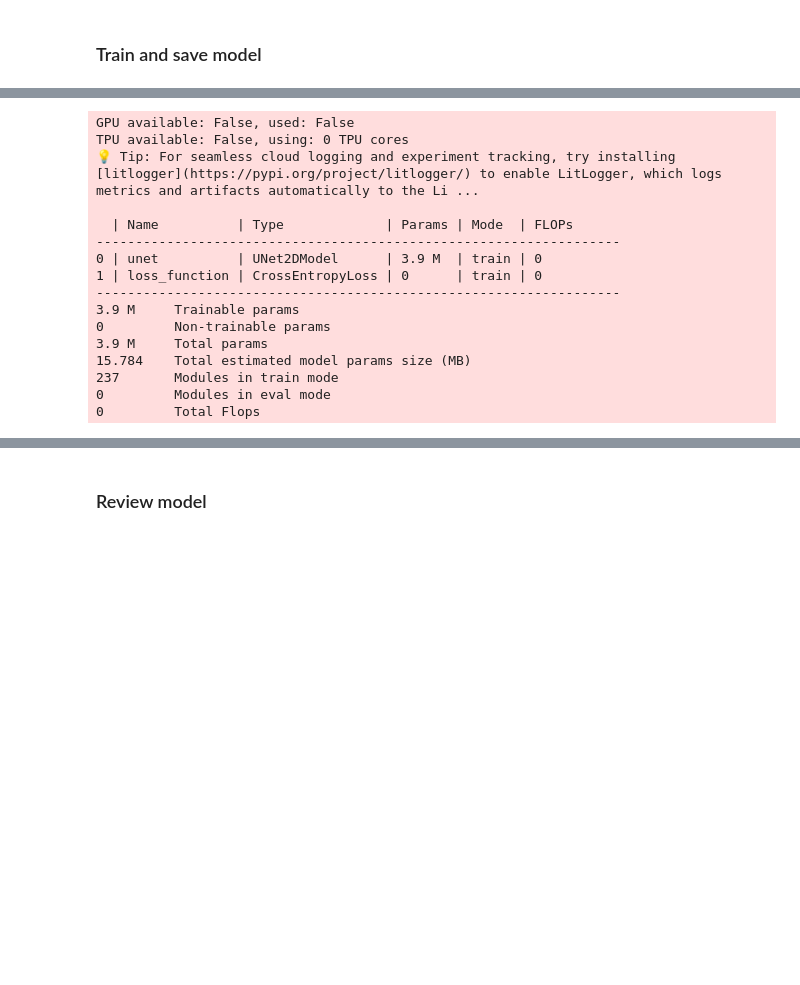
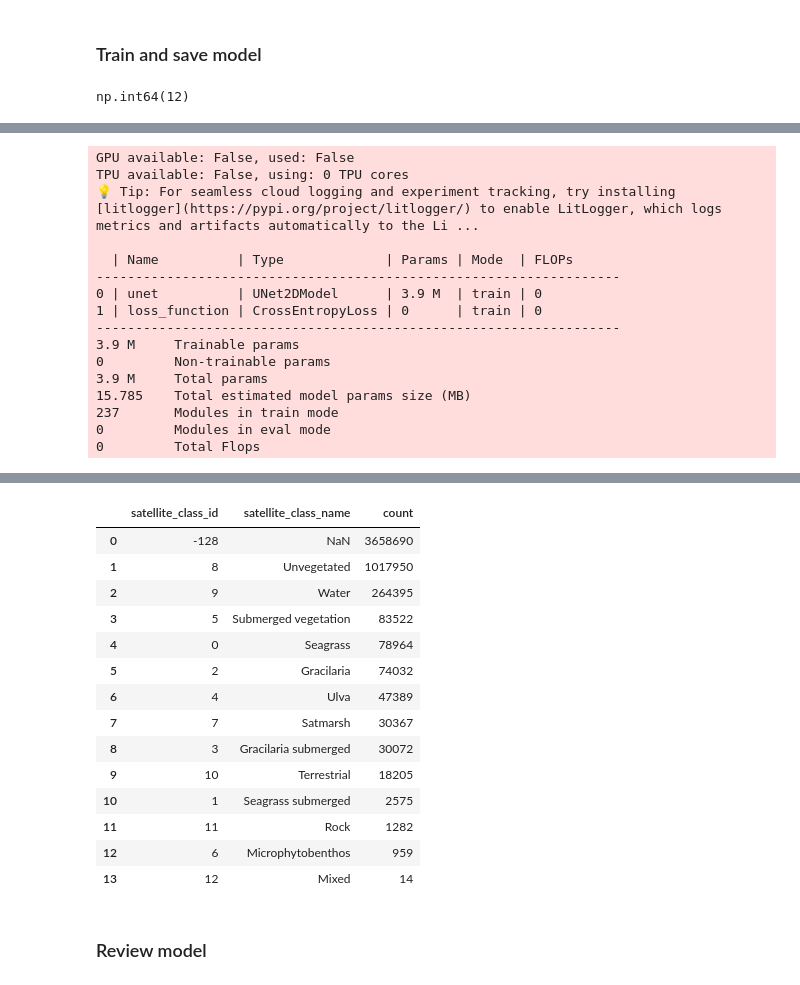
Before and after one commit to niwa/seagrass-detection, a Jupyter notebook: notebooks/unet_train_and_validate_percent_holdout_diffuser.ipynb, the cells around one changed output, grey strips where cells are left out. Drawn from its saved outputs; the diff is of its cells as text; code cells hidden in the pictures; blank space fills up the shorter version.

```diff
--- a/notebooks/unet_train_and_validate_percent_holdout_diffuser.ipynb
+++ b/notebooks/unet_train_and_validate_percent_holdout_diffuser.ipynb
@@ -183,12 +194,16 @@ test_prediction_file = validation_path / model_description / "diffuser_unet" / f
 test_prediction_file.parent.mkdir(exist_ok=True, parents=True)
 # %% [markdown]
 ### Train and save model
+# %%
+max(numpy.max(test_labels), numpy.max(train_labels))
+# %% [output]
+np.int64(12)
 # %%
 if True:
 
     tiles_array, labels_array = training.load_samples_and_tile(training_sites=training_sites,low_tide_delta_hrs=low_tide_delta_hrs,
                                                  low_tide_delta_mins=low_tide_delta_mins, max_cloud_cover=max_cloud_cover,
-                                                 method_2_threshold=method_2_threshold,tile_size=tile_size,stride=tile_stride,)
+                                                 method_2_threshold=method_2_threshold,tile_size=tile_size,stride=tile_stride, filtered=filtered,)
     train_tiles, train_labels, test_tiles, test_labels = training.randomise_tiles_to_test_and_training(
         tiles=tiles_array, labels=labels_array, test_threshold=test_threshold
     )
@@ -210,10 +225,16 @@ if True:
         uav_classes_to_ignore=uav_classes_to_ignore,
         satellite_classes=satellite_classes,
         satellite_from_uav_classes=satellite_classes_from_uav_classes,
-        scl_array=train_scl_array,
+        scl_array=test_scl_array,
         drop_scl_classes_to_ignore=True,
 )
+    # Save split test and train dataset
+    numpy.save(models_path / "diffuser_unet" / "train_tiles.npy", train_tiles)
+    numpy.save(models_path / "diffuser_unet" / "train_labels.npy", train_labels)
+    numpy.save(models_path / "diffuser_unet" / "test_tiles.npy", test_tiles)
+    numpy.save(models_path / "diffuser_unet" / "test_labels.npy", test_labels)
 
+    # perform training
     start = time.perf_counter()
     monitor_class_ids = {
         class_name: satellite_classes[class_name]
@@ -223,7 +244,7 @@ if True:
         tiles=train_tiles,
         labels=train_labels,
         models_path=models_path,
-        num_classes=12,
+        num_classes=max(numpy.max(test_labels), numpy.max(train_labels)) + 1,
         epochs=num_epoch,
         val_tiles=test_tiles,
         val_labels=test_labels,
@@ -231,13 +252,6 @@ if True:
     )
     elapsed = time.perf_counter() - start
     print(f"Elapsed time: {elapsed:.4f} seconds tp fit the model")
-
-
-    # Save split test and train dataset
-    numpy.save(models_path / "diffuser_unet" / "train_tiles.npy", train_tiles)
-    numpy.save(models_path / "diffuser_unet" / "train_labels.npy", train_labels)
-    numpy.save(models_path / "diffuser_unet" / "test_tiles.npy", test_tiles)
-    numpy.save(models_path / "diffuser_unet" / "test_labels.npy", test_labels)
 
     # Save a record of the classes considered in training
     satellite_classes_dataframe = pandas.DataFrame.from_dict(satellite_classes, orient='index', columns=['satellite_class_id'])
@@ -277,7 +297,7 @@ TPU available: False, using: 0 TPU cores
 3.9 M     Trainable params
 0         Non-trainable params
 3.9 M     Total params
-15.784    Total estimated model params size (MB)
+15.785    Total estimated model params size (MB)
 237       Modules in train mode
 0         Modules in eval mode
 0         Total Flops
@@ -283,0 +305,15 @@ TPU available: False, using: 0 TPU cores
+|  | satellite_class_id | satellite_class_name | count |
+| 0 | -128 | NaN | 3658690 |
+| 1 | 8 | Unvegetated | 1017950 |
+| 2 | 9 | Water | 264395 |
+| 3 | 5 | Submerged vegetation | 83522 |
+| 4 | 0 | Seagrass | 78964 |
+| 5 | 2 | Gracilaria | 74032 |
+| 6 | 4 | Ulva | 47389 |
+| 7 | 7 | Satmarsh | 30367 |
+| 8 | 3 | Gracilaria submerged | 30072 |
+| 9 | 10 | Terrestrial | 18205 |
+| 10 | 1 | Seagrass submerged | 2575 |
+| 11 | 11 | Rock | 1282 |
+| 12 | 6 | Microphytobenthos | 959 |
+| 13 | 12 | Mixed | 14 |
```
Also changed, not shown: parts of 9 cells of this notebook, 18 other files.
